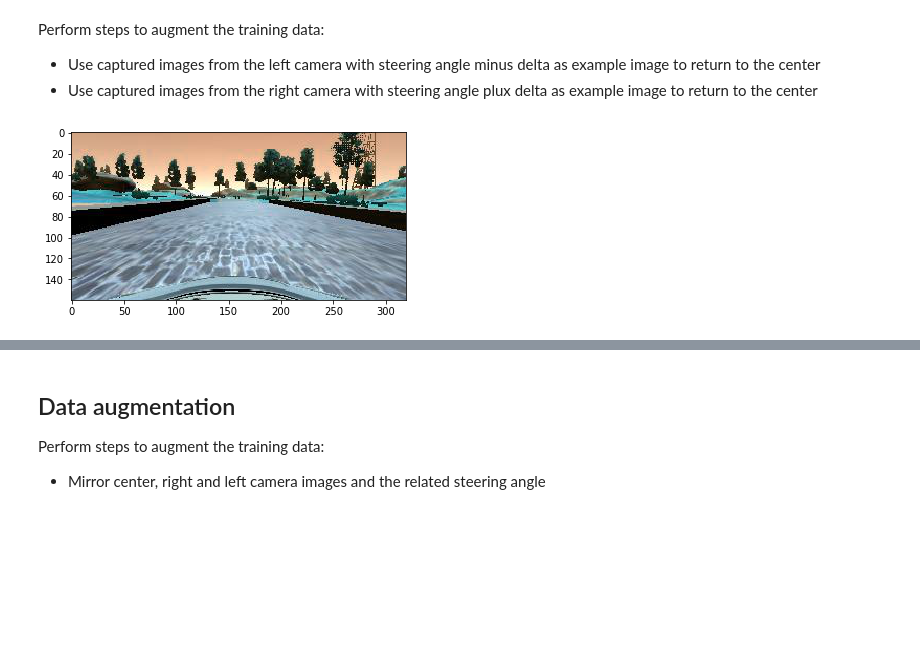
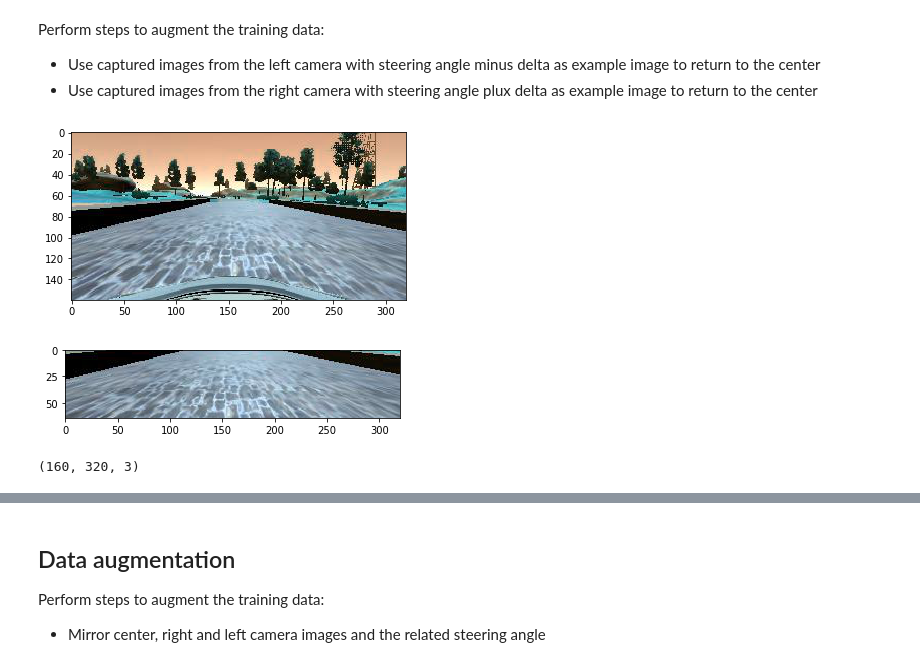
Before and after one commit to mahumberto/course-udacity-selfDrivingCarND, a Jupyter notebook: term1-computerVision-DeepLearning/09-proj-behavioralCloning/01-proj-behavioralCloning.ipynb, the cells around one changed output, grey strips where cells are left out. Saved outputs shown, nothing was run; the diff lists cells and outputs as text; code cells hidden in the pictures; blank space fills up the shorter version.

```diff
--- a/term1-computerVision-DeepLearning/09-proj-behavioralCloning/01-proj-behavioralCloning.ipynb
+++ b/term1-computerVision-DeepLearning/09-proj-behavioralCloning/01-proj-behavioralCloning.ipynb
@@ -93,11 +93,18 @@ for index in range(len(imgSet)):
 # %%
 import matplotlib.pyplot as plt
 %matplotlib inline
 
 plt.imshow(imgSet[0])
 plt.show()
+plt.imshow(imgSet[0][70:135,:])
+plt.show()
 # %% [output]
 [figure]
+[figure, added]
+# %%
+imgSet[0].shape
+# %% [output]
+(160, 320, 3)
 # %%
 import numpy as np
 
```
Also changed, not shown: parts of 2 cells of this notebook, 3 other files.
